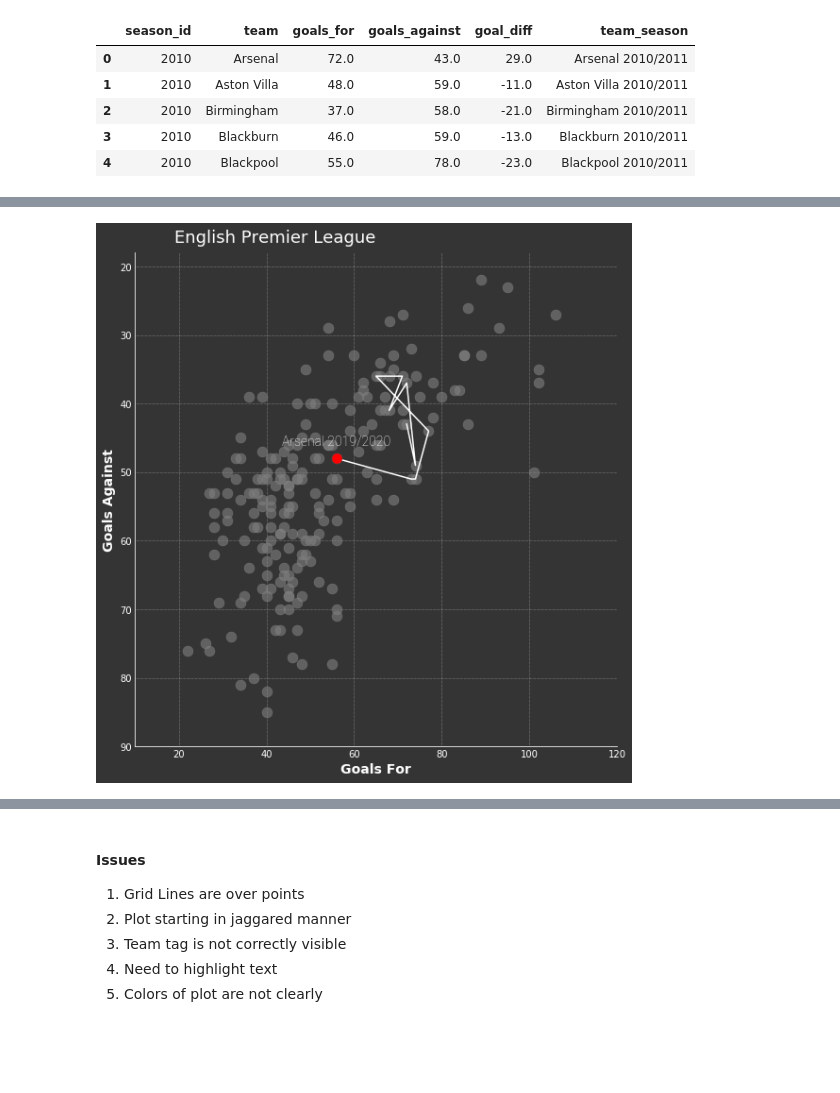
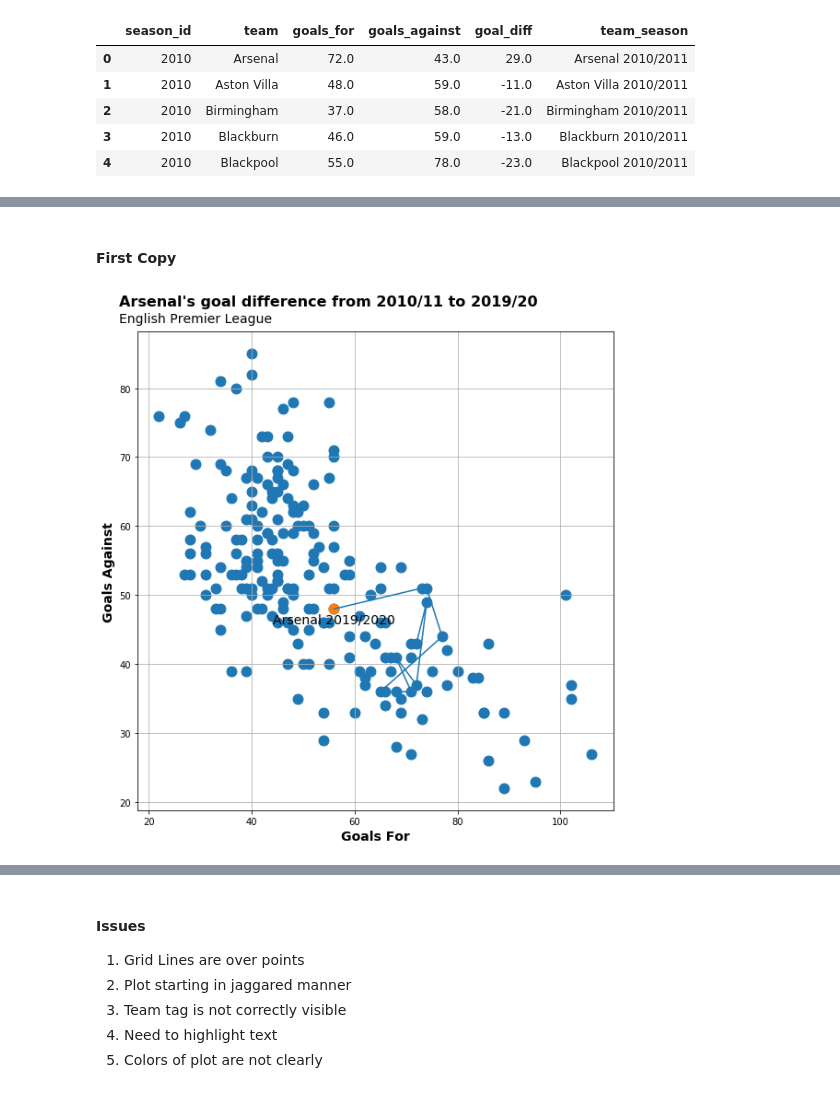
Before and after one commit to HiteshG/Friends-Of-Tracking, a Jupyter notebook: Codes/Week1/Peter McKeever Lecture.ipynb, the cells around one changed output, grey strips where cells are left out. Saved outputs shown, nothing was run; the diff lists cells and outputs as text; code cells hidden in the pictures; blank space fills up the shorter version.

```diff
--- a/Codes/Week1/Peter McKeever Lecture.ipynb
+++ b/Codes/Week1/Peter McKeever Lecture.ipynb
@@ -72,80 +30,42 @@ listf
+# %% [markdown]
+#### First Copy
 # %%
 # creating figure and axes
 fig, ax = plt.subplots(figsize=(8,8))
-fig.set_facecolor(background)
-ax.patch.set_facecolor(background)
+fig.set_facecolor("w")
 
-# adding a grid with zorder and style
-ax.grid(ls="dotted",lw="0.5",color="lightgrey", zorder= 1)
+# adding a grid
+ax.grid()
 
 # getting our data to plot
+
 x = df.goals_for.tolist()
 y = df.goals_against.tolist()
 
-# Adding alpha and lw to dots and color to match with background as it is not so important compared to key figure
-ax.scatter(x,y,color= filler, s=120, alpha=0.6, lw=0.6, zorder= 2)
+ax.scatter(x,y,s=120)
 
 # getting data for specified team
 x = df[df.team == team].goals_for.tolist()
 y = df[df.team == team].goals_against.tolist()
 t = df[df.team == team].team_season.tolist()
 
 # plotting a line to track team's change over seasons
-ax.plot(x,y, color = text_color, lw = 1.5, zorder= 3)
+ax.plot(x,y)
 
-# plotting team's most recent season and label
-ax.scatter(x[-1],y[-1],color = primary,s=120, edgecolor = background, alpha = 1, lw = .25, zorder= 4)
-t = ax.text(x[-1],y[-1]-2,t[-1],color=text_color,fontsize=14, ha="center", fontfamily=body_font)
-
-
-# Changing title and subtitle
-ssn_start = df[df.team == team].season_id.iloc[0]
-ssn_end = df[df.team == team].season_id.iloc[-1]
-
-ssn_start = str(ssn_start)+"/"+str(ssn_start+1)
-ssn_end = str(ssn_end)+"/"+str(ssn_end+1)
-
-s = "<team>'s goal difference from <ssn_start> to <ssn_end>\n"
-# fig_text(s.format(team,ssn_start,ssn_end),0.15,0.99,highlight_colors=[primary],
-#          highlight_weights=["bold"],string_weight="bold",fontsize=22, fontfamily=title_font,color=text_color)
-
-fig.text(0.15,1,"English Premier League",fontweight="regular", fontsize=18,fontfamily=title_font, color=text_color)
-
-HighlightText(x=0.5, y=0.5,
-              fontsize=16,
-              ha='center', va='center',
-              s= s,
-              highlight_textprops=[{"color": 'red'},{"color": 'grey'},
-                                   {"color": 'grey'}],
-              fontname='Roboto',
-              ax=ax)
+# plotting team's most recent season
+ax.scatter(x[-1],y[-1],s=120)
+t = ax.text(x[-1],y[-1]-2,t[-1],color='k',fontsize=14, ha="center")
 
 # adding title and subtitle
-# fig.text(0.05,1,"{}'s goal difference from 2010/11 to 2019/20\n".format(team), fontsize=16, fontweight="bold",
-#          color=text_color, fontfamily=title_font)
-# fig.text(0.05,1,"English Premier League",fontweight="regular", fontsize=14, color=text_color)
+fig.text(0.05,1,"{}'s goal difference from 2010/11 to 2019/20\n".format(team), fontsize=16, fontweight="bold")
+fig.text(0.05,1,"English Premier League",fontweight="regular", fontsize=14)
 
 # adding x and y labels
-ax.set_xlabel("Goals For", fontfamily=title_font, fontweight="bold", fontsize=14, color=text_color)
-ax.set_ylabel("Goals Against", fontfamily=title_font, fontweight="bold", fontsize= 14, color=text_color)
-
-# Reverse Axis and set lims
-ax.set_ylim(90,18)
-ax.set_xlim(10,120)
-
-# Spine and Pips
-ax.tick_params(axis="both", length=0)
-
-spines = ["top", "right", "bottom", "left"]
-
-for spine in spines:
-    if spine in ["top", "right"]:
-        ax.spines[spine].set_visible(False)
-    else:
-        ax.spines[spine].set_color(text_color)
+ax.set_xlabel("Goals For", fontweight="bold", fontsize=14)
+ax.set_ylabel("Goals Against", fontweight="bold", fontsize= 14)
 
 
 plt.tight_layout()
 plt.show()
 # %% [output]
-[figure, old version]
+[figure, new version]
```
Also changed, not shown: parts of 11 cells of this notebook.
